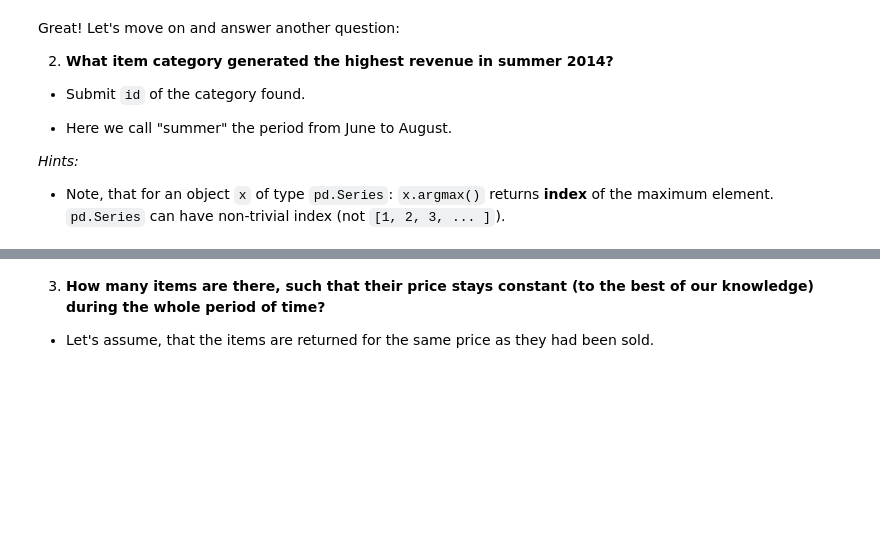
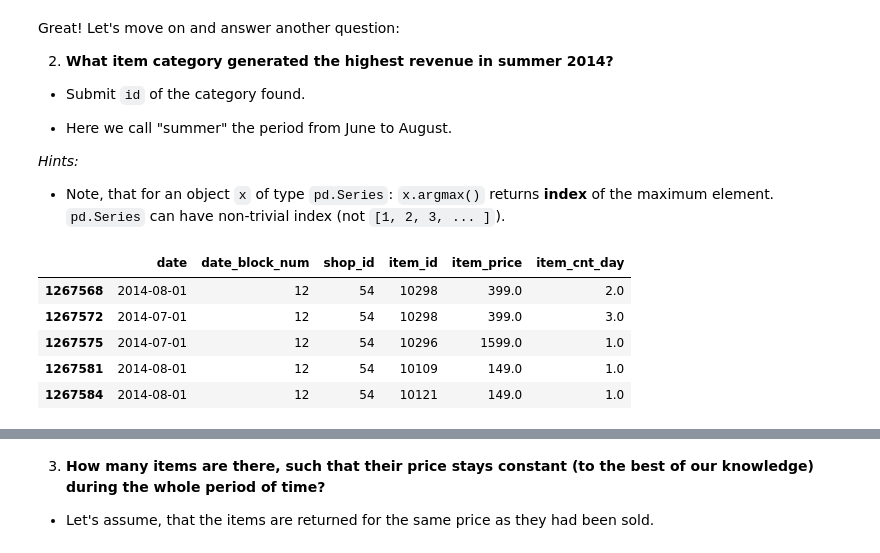
Before and after one commit to jchudb93/competitive-data-science, a Jupyter notebook: Programming assignment, week 1: Pandas basics/PandasBasics.ipynb, the cells around one changed output, grey strips where cells are left out. Drawn from its saved outputs; the diff is of its cells as text; code cells hidden in the pictures; blank space fills up the shorter version.

```diff
--- a/Programming assignment, week 1: Pandas basics/PandasBasics.ipynb
+++ b/Programming assignment, week 1: Pandas basics/PandasBasics.ipynb
@@ -190,0 +192,9 @@ Great! Let's move on and answer another question:
+# %%
+summer.head()
+# %% [output]
+|  | date | date_block_num | shop_id | item_id | item_price | item_cnt_day |
+| 1267568 | 2014-08-01 | 12 | 54 | 10298 | 399.0 | 2.0 |
+| 1267572 | 2014-07-01 | 12 | 54 | 10298 | 399.0 | 3.0 |
+| 1267575 | 2014-07-01 | 12 | 54 | 10296 | 1599.0 | 1.0 |
+| 1267581 | 2014-08-01 | 12 | 54 | 10109 | 149.0 | 1.0 |
+| 1267584 | 2014-08-01 | 12 | 54 | 10121 | 149.0 | 1.0 |
```
Also changed, not shown: parts of 8 cells of this notebook.
